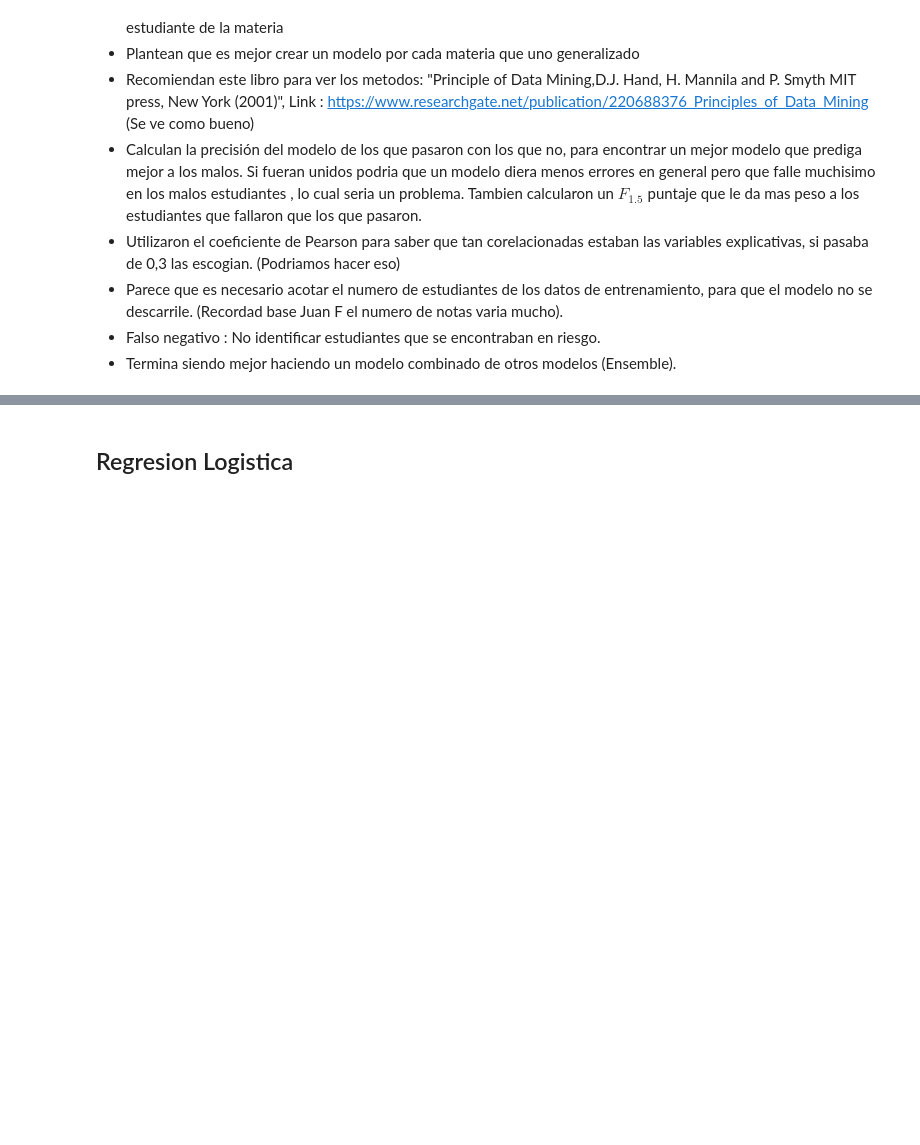
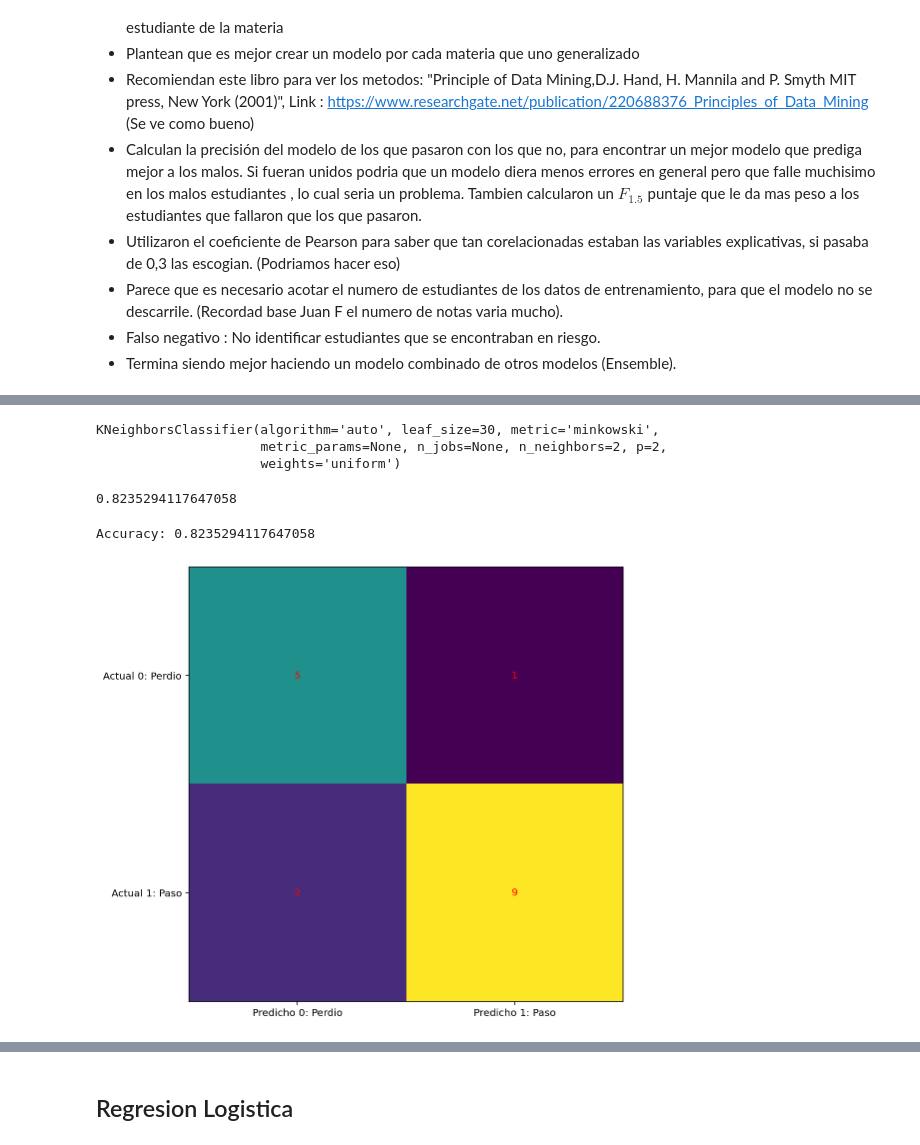
Before and after one commit to juanis2112/capstone2020, a Jupyter notebook: datos_prueba/Modelo_Estadistico.ipynb, the cells around one changed output, grey strips where cells are left out. Saved outputs shown, nothing was run; the diff lists cells and outputs as text; code cells hidden in the pictures; blank space fills up the shorter version.

```diff
--- a/datos_prueba/Modelo_Estadistico.ipynb
+++ b/datos_prueba/Modelo_Estadistico.ipynb
@@ -43,0 +113,3 @@ Miguel : Regresion Logistica y Clasificador bayesiano
+# %%
+# DUDA: El análisis se hará con las columnas seleccionadas en X pero deberia hacerse con todas las columnas de los cortes
+X_train,X_test,Y_train,Y_test=train_test_split(X,my_labels)
@@ -43,0 +132,37 @@ Miguel : Regresion Logistica y Clasificador bayesiano
+# %%
+n = 2 # numero de grupos, i.e., paso o no paso
+knn = KNeighborsClassifier(n_neighbors=n)
+# %%
+knn.fit(X_train,Y_train)
+# %% [output]
+KNeighborsClassifier(algorithm='auto', leaf_size=30, metric='minkowski',
+                     metric_params=None, n_jobs=None, n_neighbors=2, p=2,
+                     weights='uniform')
+# %%
+knn.score(X_test,Y_test) # Si es 1 es demasiado bueno
+# %% [output]
+0.8235294117647058
+# %%
+y_pred=knn.predict(X_test)
+print("Accuracy:",metrics.accuracy_score(Y_test, y_pred))
+# %% [output]
+Accuracy: 0.8235294117647058
+# %%
+# Prediciendo a partir de nuevos registros  de la misma dimension a los registros con los que se entrenó el modelo
+Y_pred = knn.predict(X_test)
+# %%
+# Matriz de confusion
+cm = confusion_matrix(Y_test,Y_pred,labels = [0, 1])
+
+fig, ax = plt.subplots(figsize=(8, 8))
+ax.imshow(cm)
+ax.grid(False)
+ax.xaxis.set(ticks=(0, 1), ticklabels=('Predicho 0: Perdio', 'Predicho 1: Paso'))
+ax.yaxis.set(ticks=(0, 1), ticklabels=('Actual 0: Perdio', 'Actual 1: Paso'))
+ax.set_ylim(1.5, -0.5)
+for i in range(2):
+    for j in range(2):
+        ax.text(j, i, cm[i, j], ha='center', va='center', color='red')
+plt.show()
+# %% [output]
+[figure, added]
```
Also changed, not shown: parts of 32 cells of this notebook.
